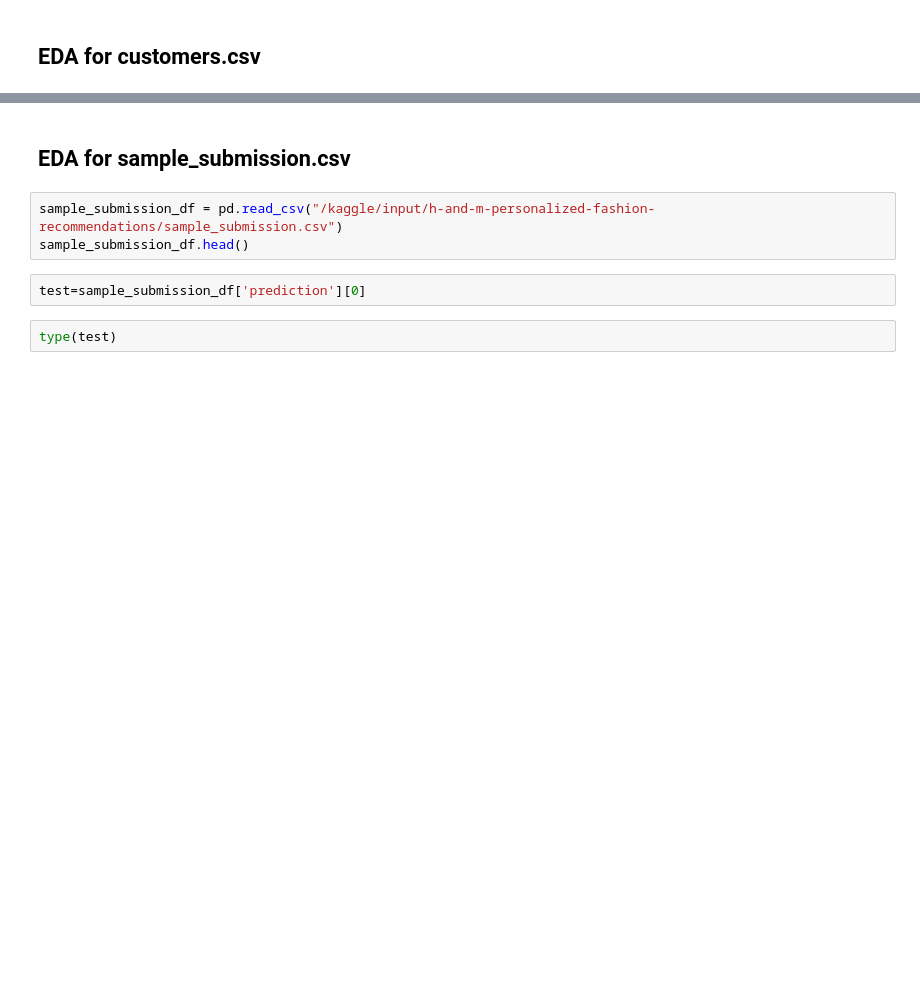
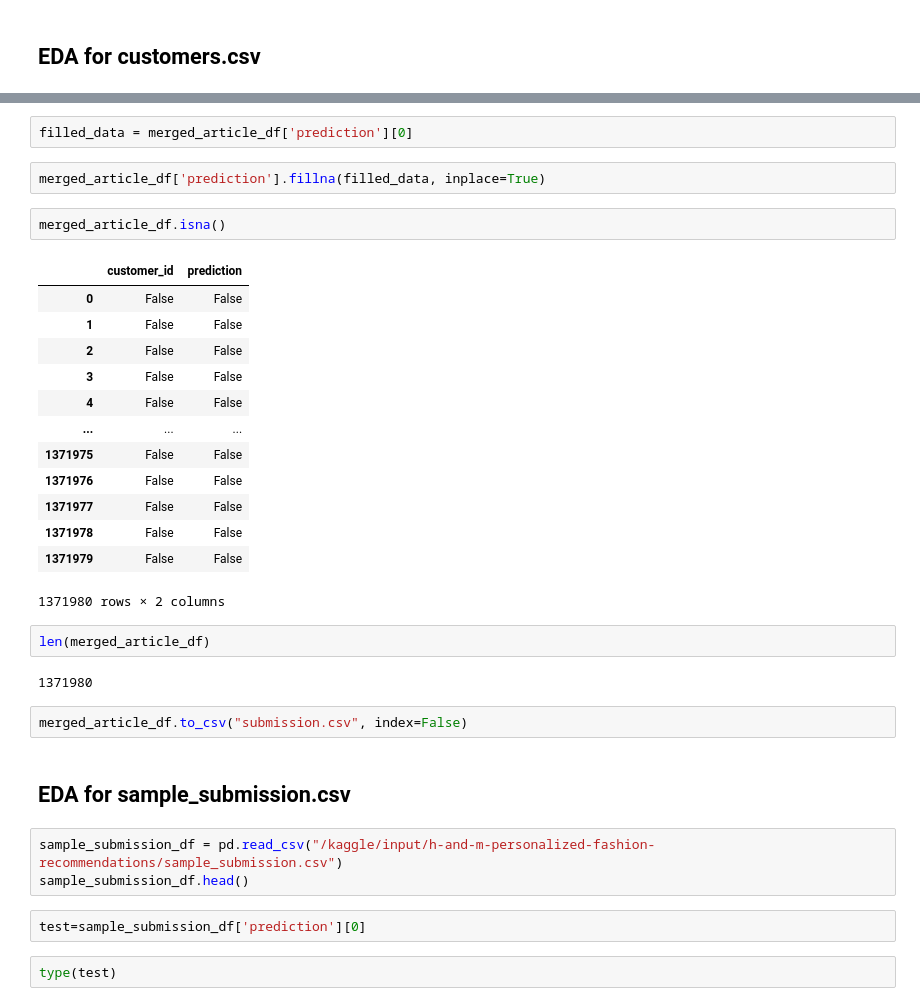
Before and after one commit to ChitThuShine/baseline-rs, a Jupyter notebook: notebookd4e5227f60.ipynb, the cells around one changed output, grey strips where cells are left out. Drawn from its saved outputs; the diff is of its cells as text; blank space fills up the shorter version.

```diff
--- a/notebookd4e5227f60.ipynb
+++ b/notebookd4e5227f60.ipynb
@@ -242,3 +346,29 @@ customer_df.head()
+# %%
+filled_data = merged_article_df['prediction'][0]
+# %%
+merged_article_df['prediction'].fillna(filled_data, inplace=True)
+# %%
+merged_article_df.isna()
+# %% [output]
+|  | customer_id | prediction |
+| 0 | False | False |
+| 1 | False | False |
+| 2 | False | False |
+| 3 | False | False |
+| 4 | False | False |
+| ... | ... | ... |
+| 1371975 | False | False |
+| 1371976 | False | False |
+| 1371977 | False | False |
+| 1371978 | False | False |
+| 1371979 | False | False |
+1371980 rows × 2 columns
+# %%
+len(merged_article_df)
+# %% [output]
+1371980
+# %%
+merged_article_df.to_csv("submission.csv", index=False)
 # %% [markdown]
 ## EDA for sample_submission.csv
 # %%
```
Also changed, not shown: parts of 28 cells of this notebook.
